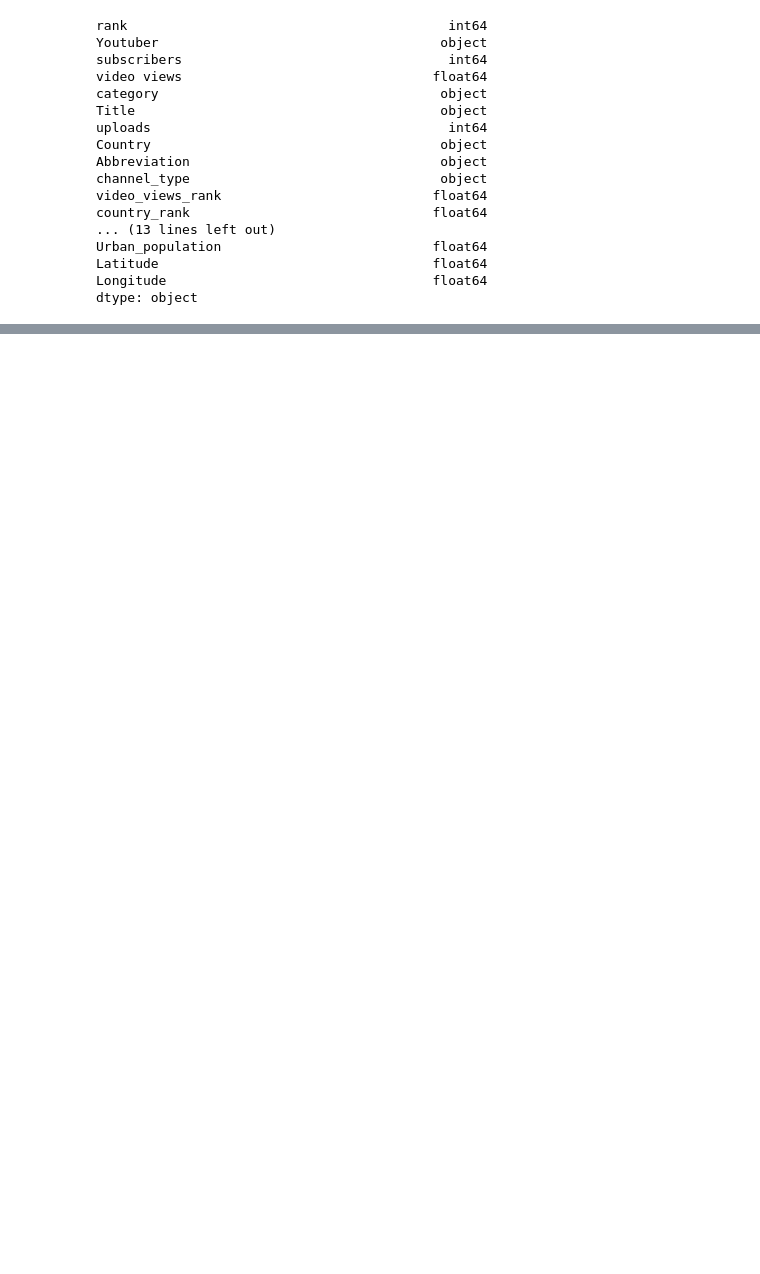
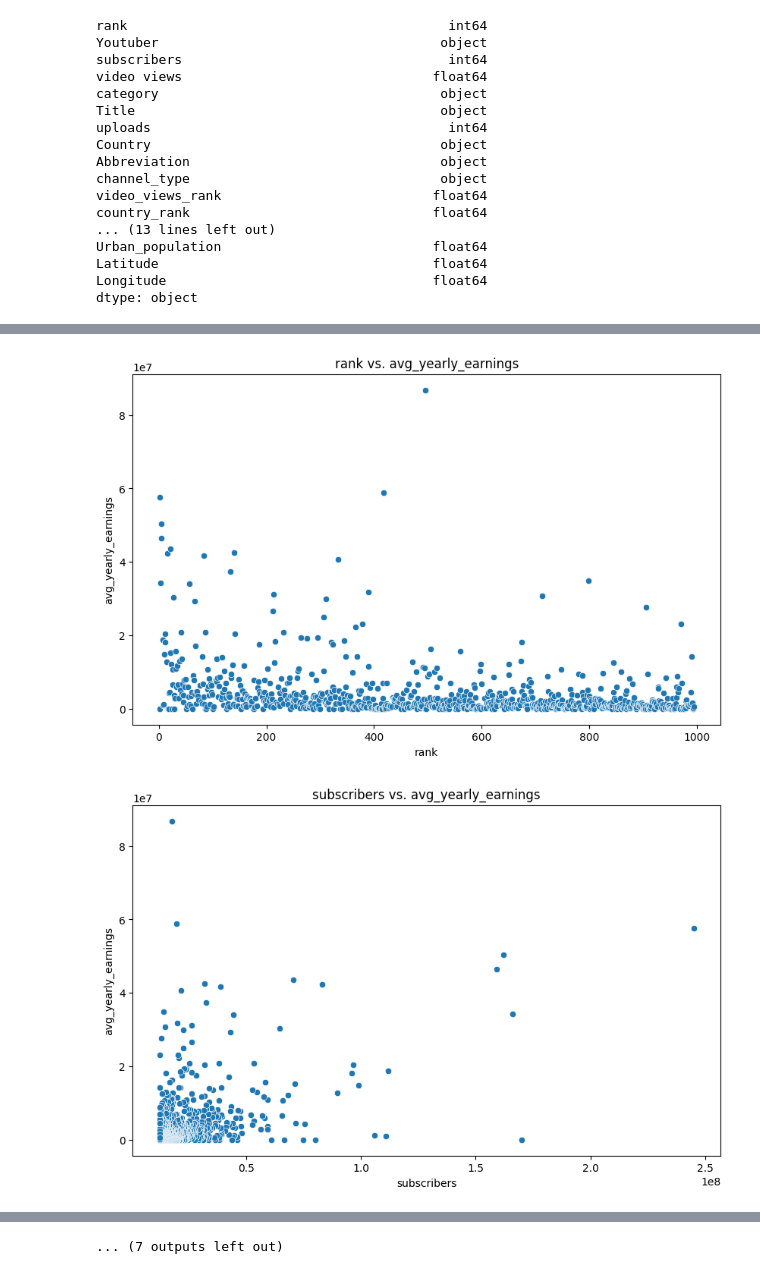
Before and after one commit to Devilsam12/yt_eda, a Jupyter notebook: nb.ipynb, the cells around one changed output, grey strips where cells are left out. Saved outputs shown, nothing was run; the diff lists cells and outputs as text; code cells hidden in the pictures; blank space fills up the shorter version.

```diff
--- a/nb.ipynb
+++ b/nb.ipynb
@@ -94,0 +137,5 @@ KeyError: 'country'
+# %%
+post_viz.plot_scatterplots(target='avg_yearly_earnings')
+# %% [output]
+[figure, added]
+[figure, added]
@@ -94,0 +152 @@ KeyError: 'country'
+... (7 outputs left out)
```
Also changed, not shown: parts of 16 cells of this notebook, 2 other files.
